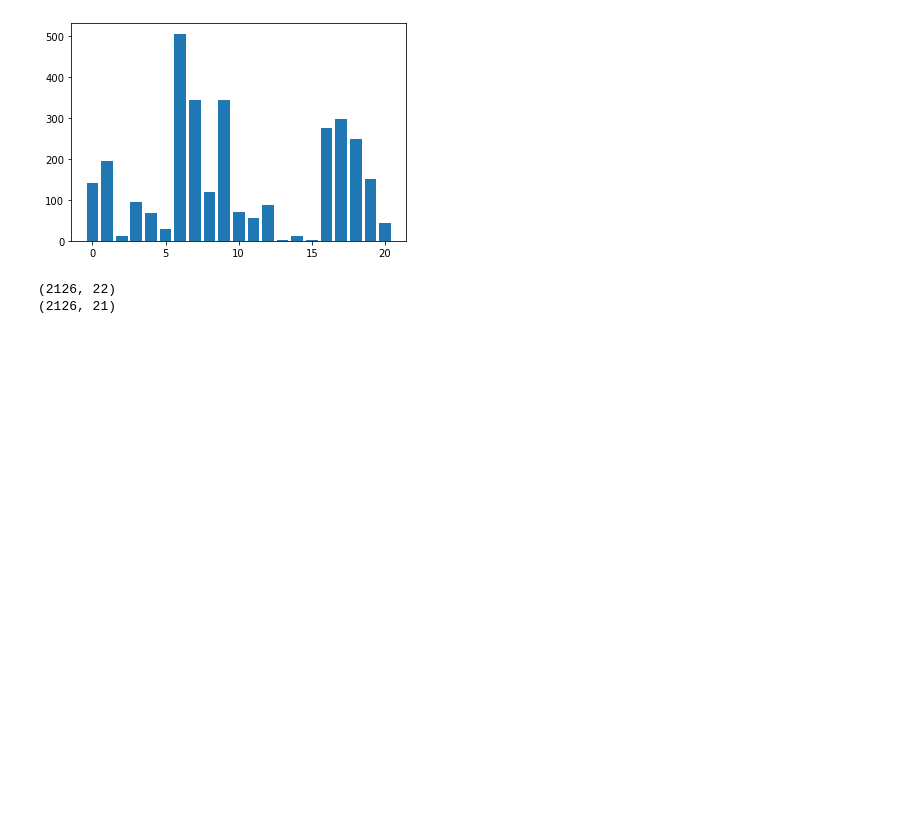
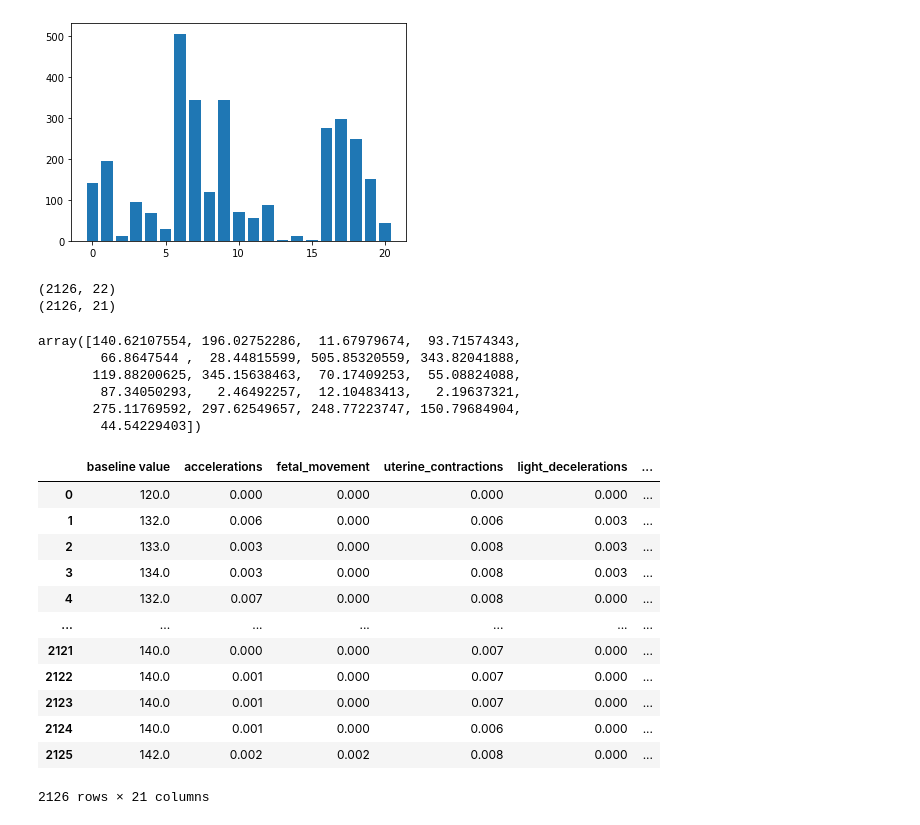
Before and after one commit to NikolasHadjisavvas/Fetal-Health-Classification-Model, a Jupyter notebook: DataVis.ipynb, the cells around one changed output. Cells and saved outputs as stored; diff of their text form; code cells hidden in the pictures; blank space fills up the shorter version.

Commit message:
Wrapped all the different feature selection strategies in a method

```diff
--- a/DataVis.ipynb
+++ b/DataVis.ipynb
@@ -201,3 +201,53 @@ print(X_for_KBest.shape)
 # %% [output]
 (2126, 22)
 (2126, 21)
+# %%
+def select_features(training_data, y_training, method):
+
+    if method == 'correlation':
+        corr_matrix = training_data.corr()
+        high_corr_features=set()
+        for col in range(len(corr_matrix.columns)):
+            for row in range(col):
+                if abs(corr_matrix.iloc[col,row])>0.6:
+                    name = corr_matrix.columns[col]
+                    high_corr_features.add(name)
+
+        for col in high_corr_features:
+            training_data.drop(col, axis=1, inplace=True)
+        return training_data, corr_matrix
+
+    if method=='KBest':
+        select_byFs=SelectKBest(f_classif, k=15)
+        select_byFs.fit_transform(training_data,y_training);
+        return training_data, select_byFs
+# %%
+train_data_feat_sel = train_data.copy()
+y=train_data_feat_sel.fetal_health
+train_data_feat_sel.drop(["fetal_health"], axis=1, inplace=True)
+
+train_data, fs = select_features(train_data_feat_sel,y,method="KBest")
+fs.scores_
+# %% [output]
+array([140.62107554, 196.02752286,  11.67979674,  93.71574343,
+        66.8647544 ,  28.44815599, 505.85320559, 343.82041888,
+       119.88200625, 345.15638463,  70.17409253,  55.08824088,
+        87.34050293,   2.46492257,  12.10483413,   2.19637321,
+       275.11769592, 297.62549657, 248.77223747, 150.79684904,
+        44.54229403])
+# %%
+train_data
+# %% [output]
+|  | baseline value | accelerations | fetal_movement | uterine_contractions | light_decelerations | ... |
+| 0 | 120.0 | 0.000 | 0.000 | 0.000 | 0.000 | ... |
+| 1 | 132.0 | 0.006 | 0.000 | 0.006 | 0.003 | ... |
+| 2 | 133.0 | 0.003 | 0.000 | 0.008 | 0.003 | ... |
+| 3 | 134.0 | 0.003 | 0.000 | 0.008 | 0.003 | ... |
+| 4 | 132.0 | 0.007 | 0.000 | 0.008 | 0.000 | ... |
+| ... | ... | ... | ... | ... | ... | ... |
+| 2121 | 140.0 | 0.000 | 0.000 | 0.007 | 0.000 | ... |
+| 2122 | 140.0 | 0.001 | 0.000 | 0.007 | 0.000 | ... |
+| 2123 | 140.0 | 0.001 | 0.000 | 0.007 | 0.000 | ... |
+| 2124 | 140.0 | 0.001 | 0.000 | 0.006 | 0.000 | ... |
+| 2125 | 142.0 | 0.002 | 0.002 | 0.008 | 0.000 | ... |
+2126 rows × 21 columns
```
